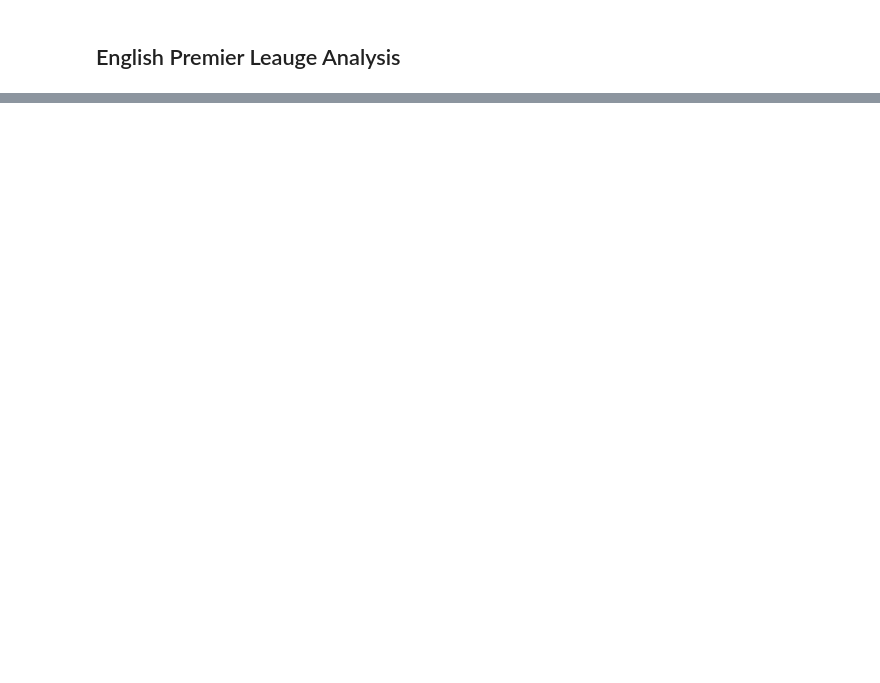
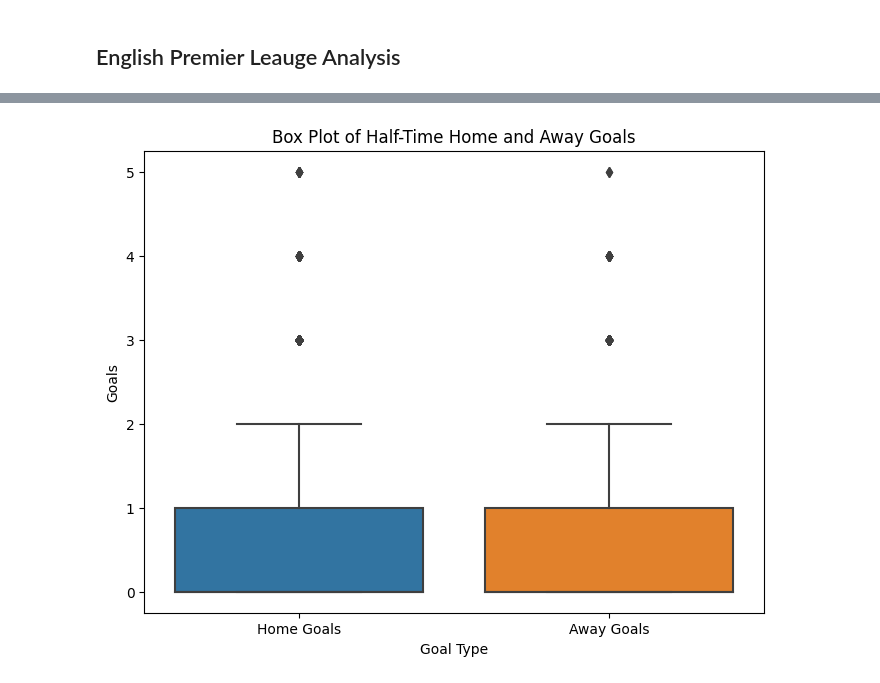
Before and after one commit to ilovedata6/premier_leauge_analysis, a Jupyter notebook: premier_leauge_analysis.ipynb, the cells around one changed output, grey strips where cells are left out. Saved outputs shown, nothing was run; the diff lists cells and outputs as text; code cells hidden in the pictures; blank space fills up the shorter version.

```diff
--- a/premier_leauge_analysis.ipynb
+++ b/premier_leauge_analysis.ipynb
@@ -25,0 +179,12 @@ Index(['Season', 'DateTime', 'HomeTeam', 'AwayTeam', 'FTHG', 'FTAG', 'FTR',
+# %%
+# What is the distribution of half-time home goals (HTHG) and away goals (HTAG)?
+
+plt.figure(figsize=(8, 6))
+sns.boxplot(data=epl[['HTHG', 'HTAG']])
+plt.xlabel('Goal Type')
+plt.ylabel('Goals')
+plt.title('Box Plot of Half-Time Home and Away Goals')
+plt.xticks([0, 1], ['Home Goals', 'Away Goals'])
+plt.show()
+# %% [output]
+[figure, added]
```
Also changed, not shown: parts of 16 cells of this notebook, 1 other file.
